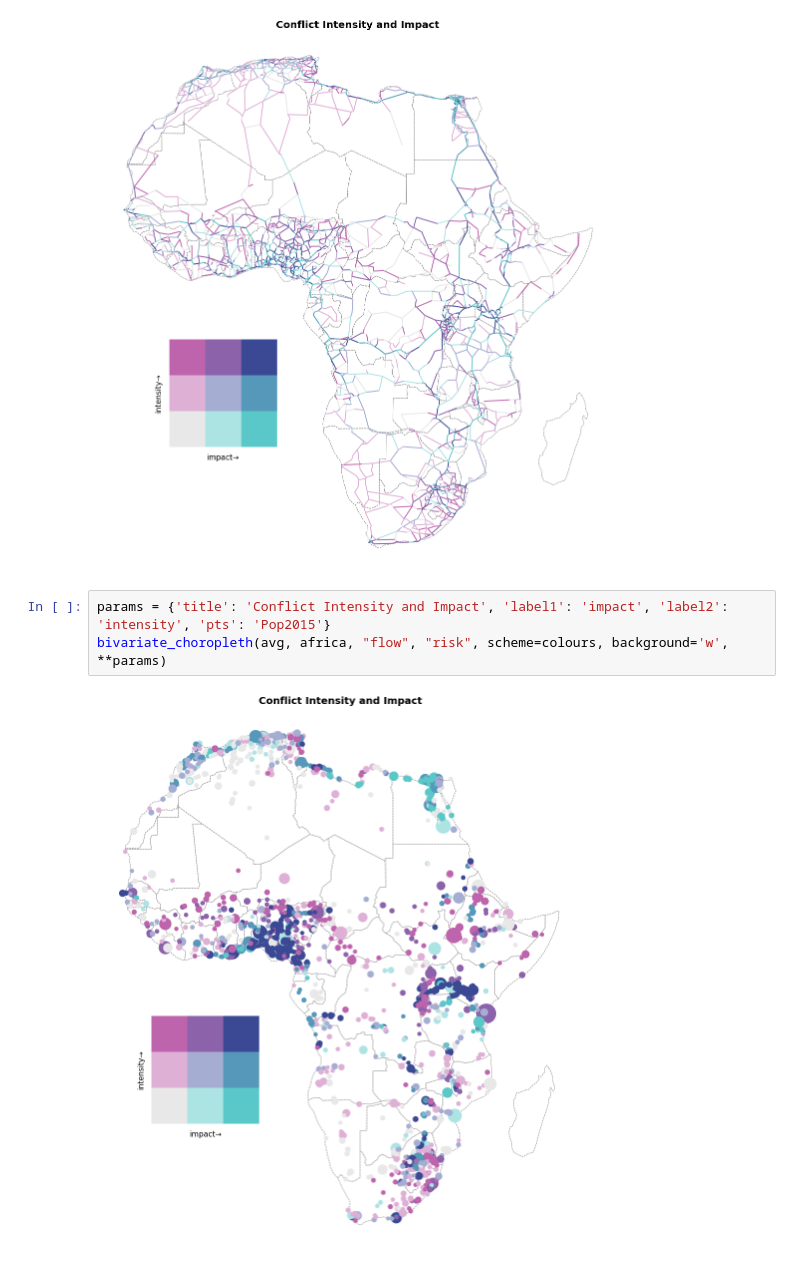
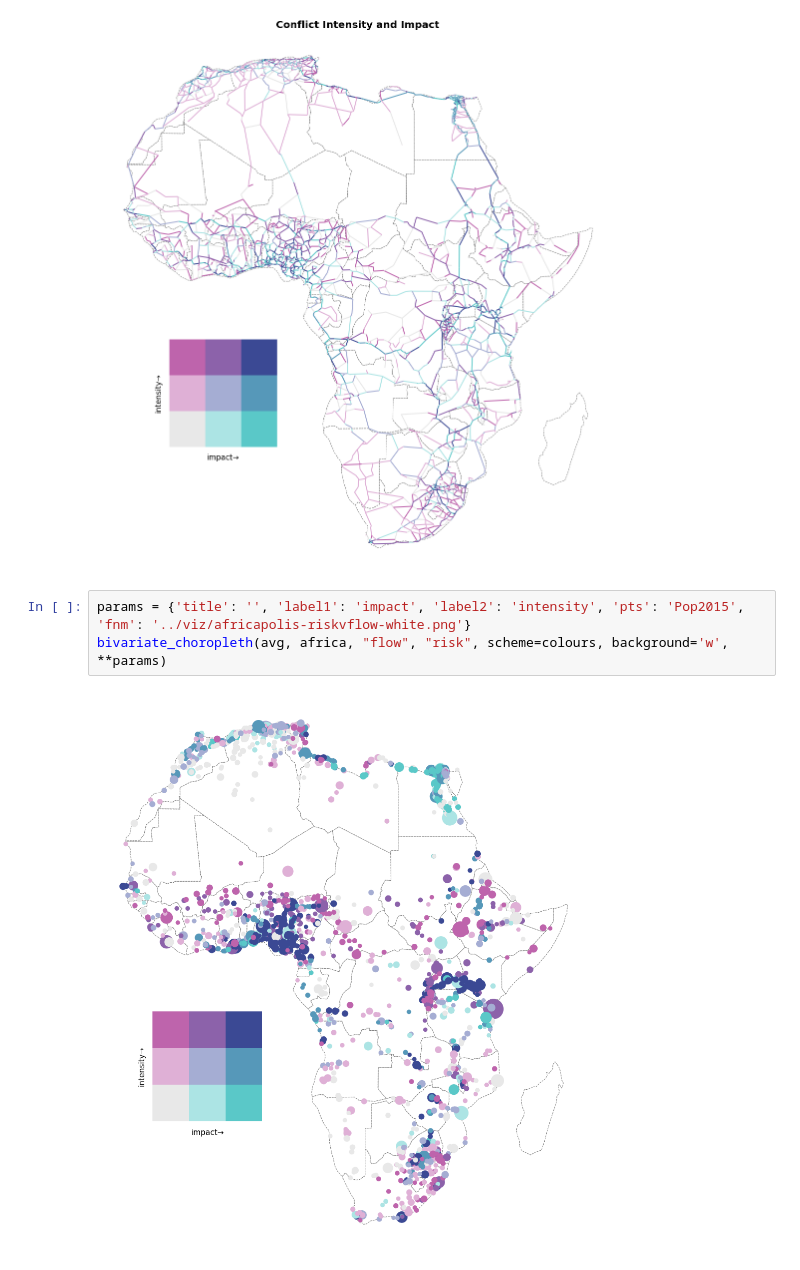
Before and after one commit to asrenninger/africonnectivity, a Jupyter notebook: python/gravity.ipynb, the cells around one changed output. Drawn from its saved outputs; the diff is of its cells as text.

Commit message:
figures

```diff
--- a/python/gravity.ipynb
+++ b/python/gravity.ipynb
@@ -665,7 +665,7 @@ bivariate_choropleth(joined, africa, "flow", "risk", scheme=colours, background=
 # %% [output]
 [figure]
 # %%
-params = {'title': 'Conflict Intensity and Impact', 'label1': 'impact', 'label2': 'intensity', 'pts': 'Pop2015'}
+params = {'title': '', 'label1': 'impact', 'label2': 'intensity', 'pts': 'Pop2015', 'fnm': '../viz/africapolis-riskvflow-white.png'}
 bivariate_choropleth(avg, africa, "flow", "risk", scheme=colours, background='w', **params)
 # %% [output]
-[figure, old version]
+[figure, new version]
```
Also changed, not shown: parts of 1 cell of this notebook.
